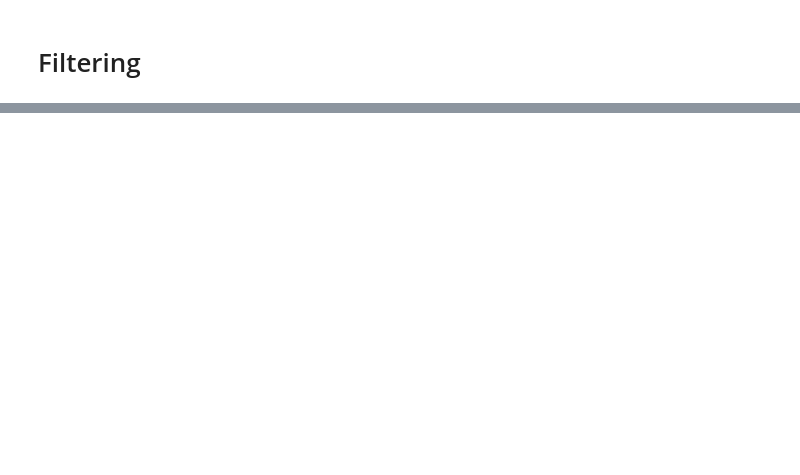
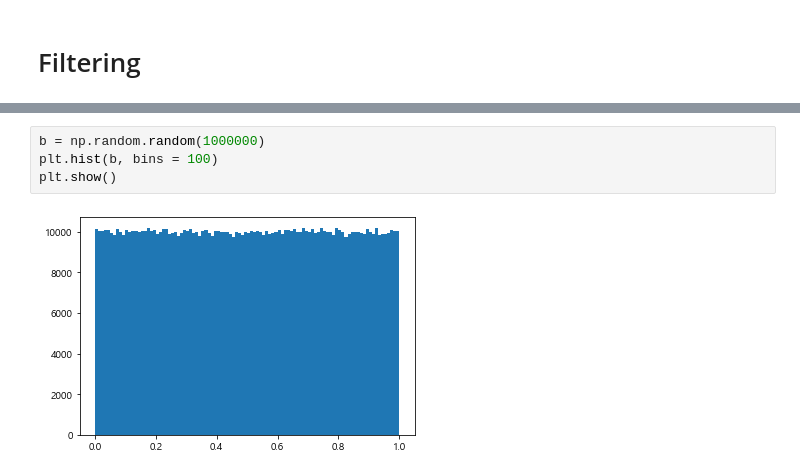
Before and after one commit to PolkaDot31361/mk_python, a Jupyter notebook: 1_Numpy_student.ipynb, the cells around one changed output, grey strips where cells are left out. Saved outputs shown, nothing was run; the diff lists cells and outputs as text; blank space fills up the shorter version.

```diff
--- a/1_Numpy_student.ipynb
+++ b/1_Numpy_student.ipynb
@@ -1399,0 +1616,6 @@ for k,v in stu_avg.items():
+# %%
+b = np.random.random(1000000)
+plt.hist(b, bins = 100)
+plt.show()
+# %% [output]
+[figure, added]
```
Also changed, not shown: parts of 21 cells of this notebook, 1 other file.
